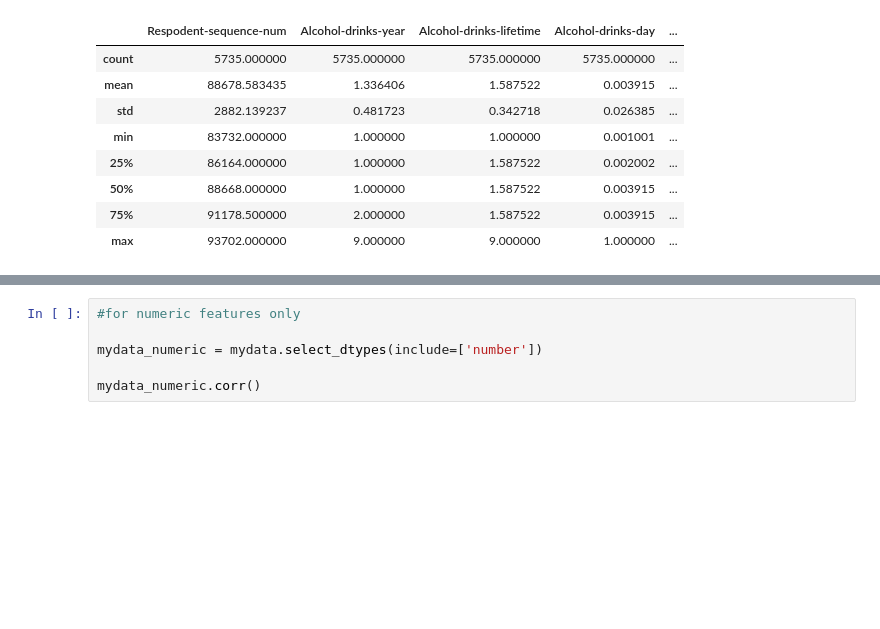
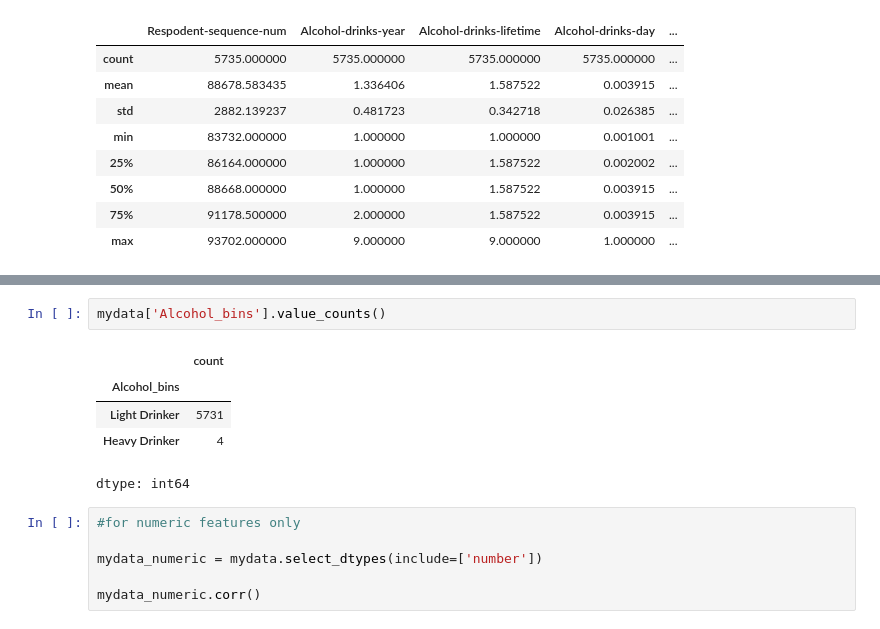
Before and after one commit to NumpyNerd/PYTHON, a Jupyter notebook: 09_Data_Wrangling&EDA_Exercise1.ipynb, the cells around one changed output, grey strips where cells are left out. Cells and saved outputs as stored; diff of their text form; blank space fills up the shorter version.

```diff
--- a/09_Data_Wrangling&EDA_Exercise1.ipynb
+++ b/09_Data_Wrangling&EDA_Exercise1.ipynb
@@ -838,3 +882,11 @@ mydata.corr()
+# %%
+mydata['Alcohol_bins'].value_counts()
+# %% [output]
+|  | count |
+| Alcohol_bins |  |
+| Light Drinker | 5731 |
+| Heavy Drinker | 4 |
+dtype: int64
 # %%
 #for numeric features only
 
```
Also changed, not shown: parts of 7 cells of this notebook.
